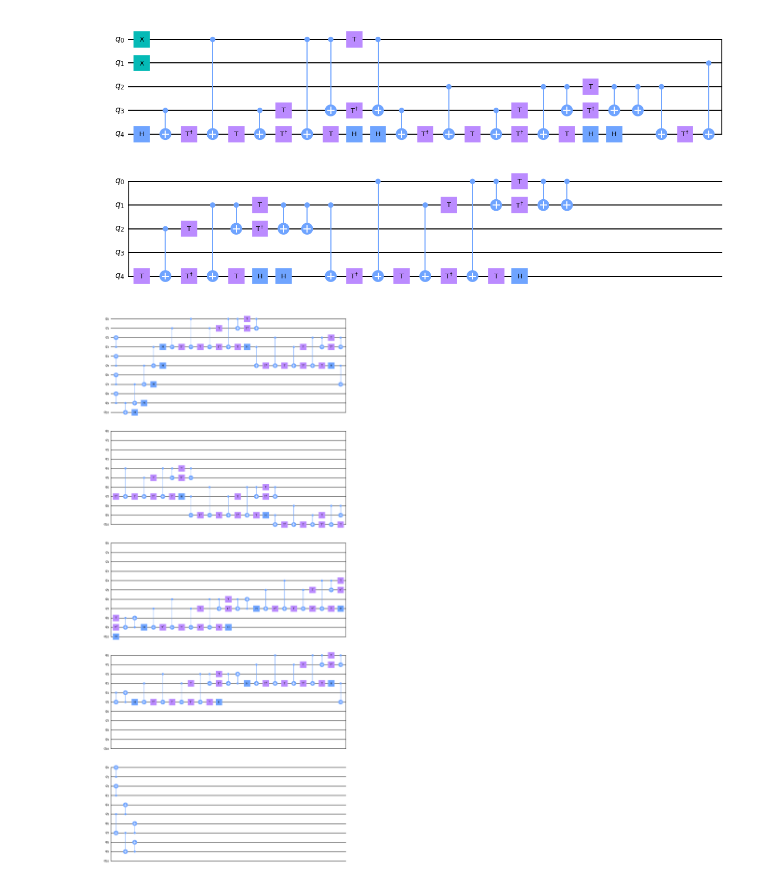
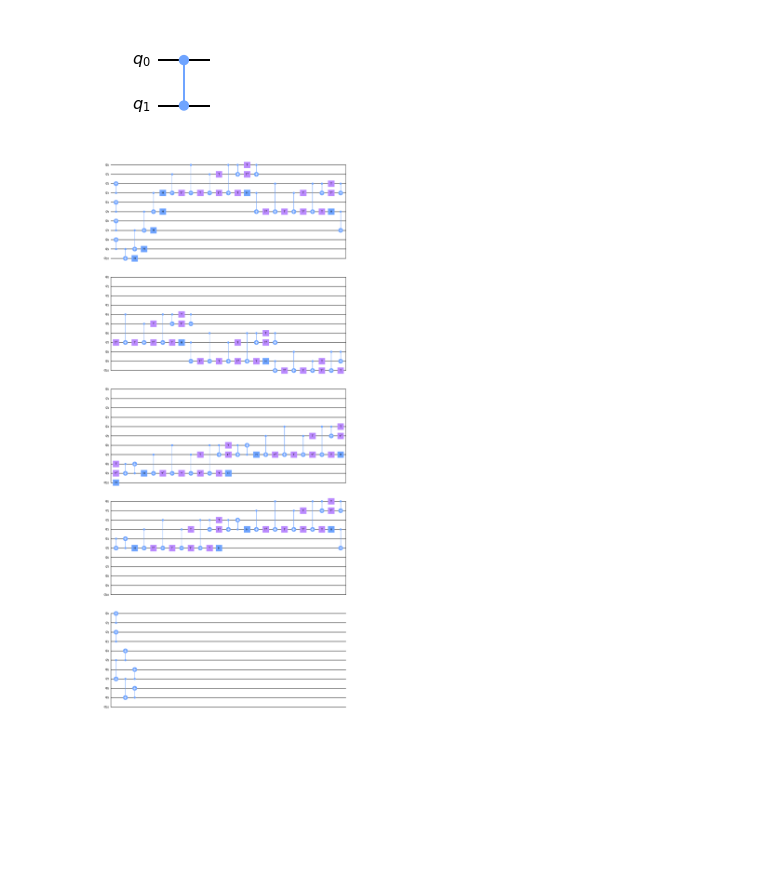
Before and after one commit to Acdimy/CVBE, a Jupyter notebook: dev_n_qubits.ipynb, the cells around one changed output. Cells and saved outputs as stored; diff of their text form; code cells hidden in the pictures; blank space fills up the shorter version.

```diff
--- a/dev_n_qubits.ipynb
+++ b/dev_n_qubits.ipynb
@@ -12,8 +12,8 @@ circ0.draw('mpl')
 # %%
-circ1 = QuantumCircuit().from_qasm_file('test1.qasm')
+circ1 = QuantumCircuit().from_qasm_file('benchmark/test_cz_1.qasm')
 circ1.draw('mpl')
 # %% [output]
-[figure, old version]
+[figure, new version]
 # %%
 circ2 = QuantumCircuit().from_qasm_file('test2.qasm')
 circ2.draw('mpl')
```
Also changed, not shown: parts of 6 cells of this notebook, 8 other files.
